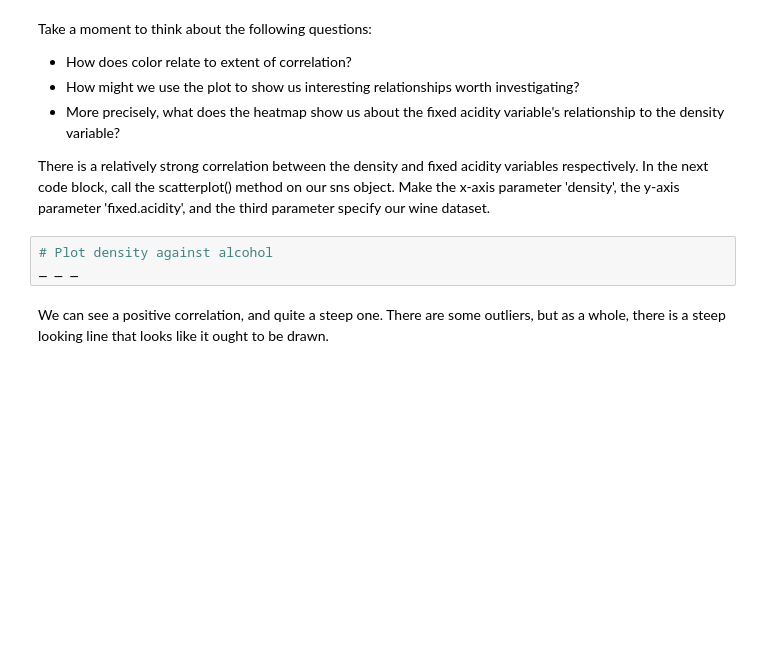
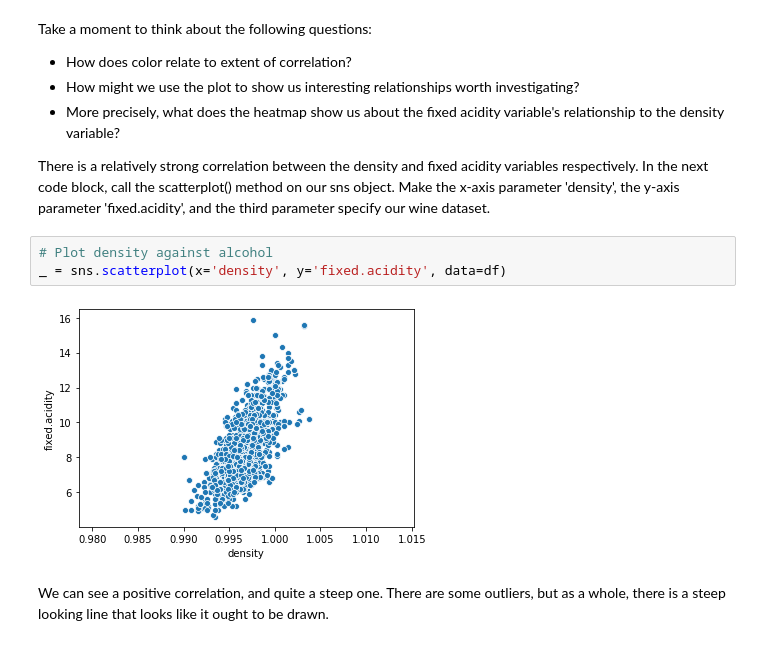
Before and after one commit to Dylan-C-Neal/Springboard-Data-Science-Career-Track, a Jupyter notebook: 11.4 Linear Regression Case Study/Springboard Regression Case Study, Unit 8 - the Red Wine Dataset - Tier 3 (1).ipynb, the cells around one changed output. Cells and saved outputs as stored; diff of their text form; blank space fills up the shorter version.

```diff
--- a/11.4 Linear Regression Case Study/Springboard Regression Case Study, Unit 8 - the Red Wine Dataset - Tier 3 (1).ipynb
+++ b/11.4 Linear Regression Case Study/Springboard Regression Case Study, Unit 8 - the Red Wine Dataset - Tier 3 (1).ipynb
@@ -157,7 +238,9 @@ Take a moment to think about the following questions:
 There is a relatively strong correlation between the density and fixed acidity variables respectively. In the next code block, call the scatterplot() method on our sns object. Make the x-axis parameter 'density', the y-axis parameter 'fixed.acidity', and the third parameter specify our wine dataset.
 # %%
 # Plot density against alcohol
-_ _ _
+_ = sns.scatterplot(x='density', y='fixed.acidity', data=df)
+# %% [output]
+[figure, added]
 # %% [markdown]
 We can see a positive correlation, and quite a steep one. There are some outliers, but as a whole, there is a steep looking line that looks like it ought to be drawn.
 # %%
```
Also changed, not shown: parts of 13 cells of this notebook.
